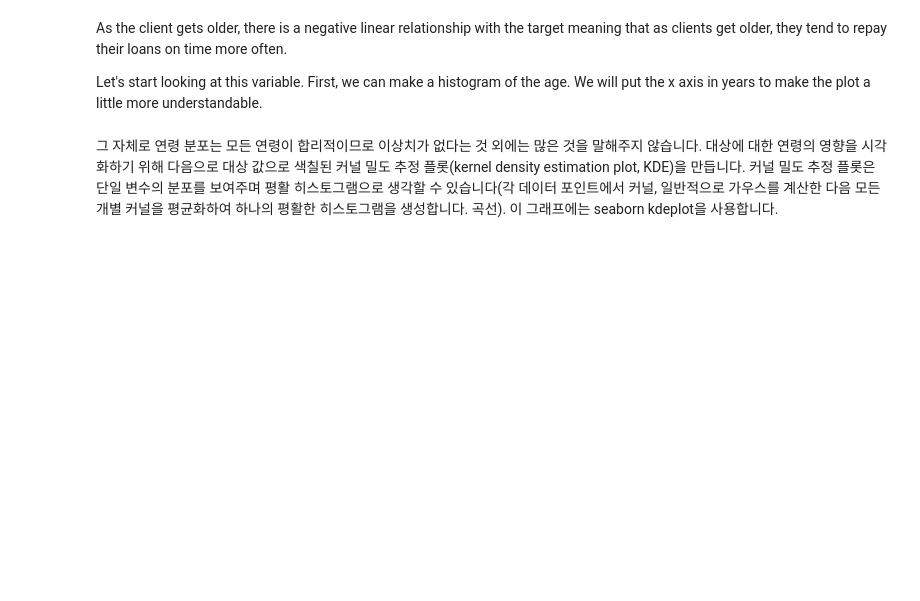
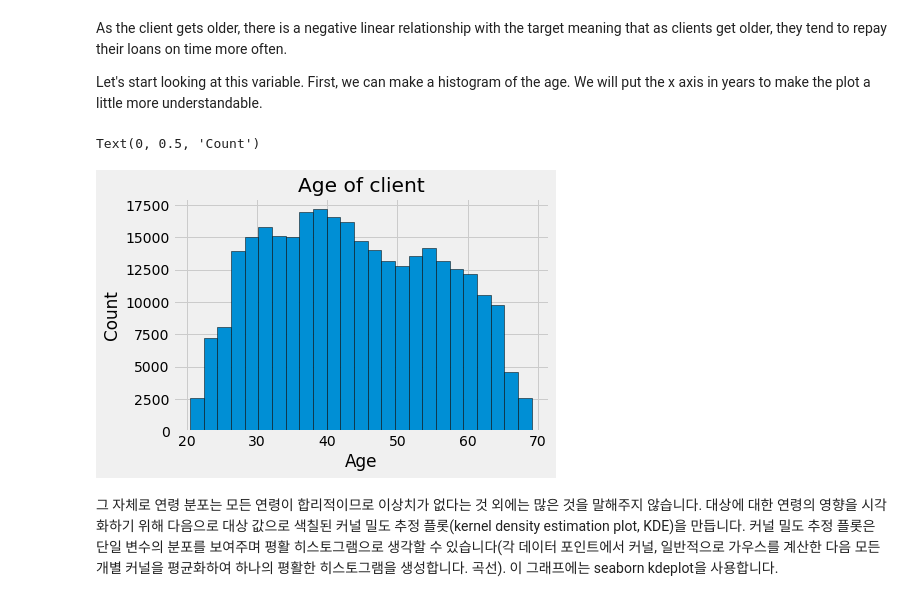
Before and after one commit to jspark418/kaggle_practice, a Jupyter notebook: Home Credit Default Risk/home-credit-default-risk.ipynb, the cells around one changed output. Drawn from its saved outputs; the diff is of its cells as text; code cells hidden in the pictures; blank space fills up the shorter version.

```diff
--- a/Home Credit Default Risk/home-credit-default-risk.ipynb
+++ b/Home Credit Default Risk/home-credit-default-risk.ipynb
@@ -339,11 +339,14 @@ As the client gets older, there is a negative linear relationship with the targe
 
 Let's start looking at this variable. First, we can make a histogram of the age. We will put the x axis in years to make the plot a little more understandable.
 # %%
-# plt.style.use('fivethirtyeight')
-# plt.hist(train['DAYS_BIRTH'] / 365, edgecolor='k', bins=25)
-# plt.title('Age of client')
-# plt.xlabel('Age')
-# plt.ylabel('Count')
+plt.style.use('fivethirtyeight')
+plt.hist(train['DAYS_BIRTH'] / 365, edgecolor='k', bins=25)
+plt.title('Age of client')
+plt.xlabel('Age')
+plt.ylabel('Count')
+# %% [output]
+Text(0, 0.5, 'Count')
+[figure, added]
 # %% [markdown]
 그 자체로 연령 분포는 모든 연령이 합리적이므로 이상치가 없다는 것 외에는 많은 것을 말해주지 않습니다. 대상에 대한 연령의 영향을 시각화하기 위해 다음으로 대상 값으로 색칠된 커널 밀도 추정 플롯(kernel density estimation plot, KDE)을 만듭니다. 커널 밀도 추정 플롯은 단일 변수의 분포를 보여주며 평활 히스토그램으로 생각할 수 있습니다(각 데이터 포인트에서 커널, 일반적으로 가우스를 계산한 다음 모든 개별 커널을 평균화하여 하나의 평활한 히스토그램을 생성합니다. 곡선). 이 그래프에는 seaborn kdeplot을 사용합니다.
 # %%
```
Also changed, not shown: parts of 23 cells of this notebook.
